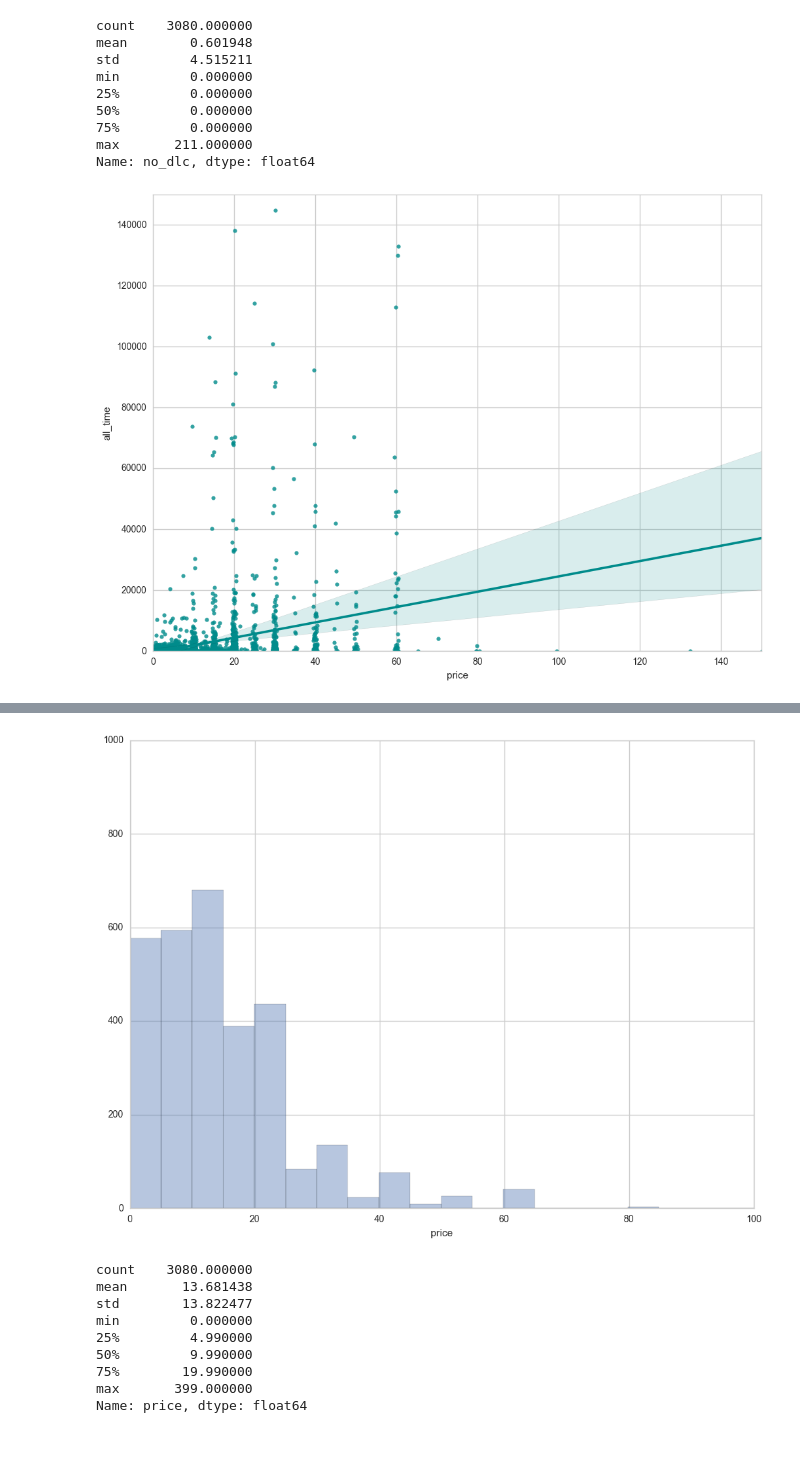
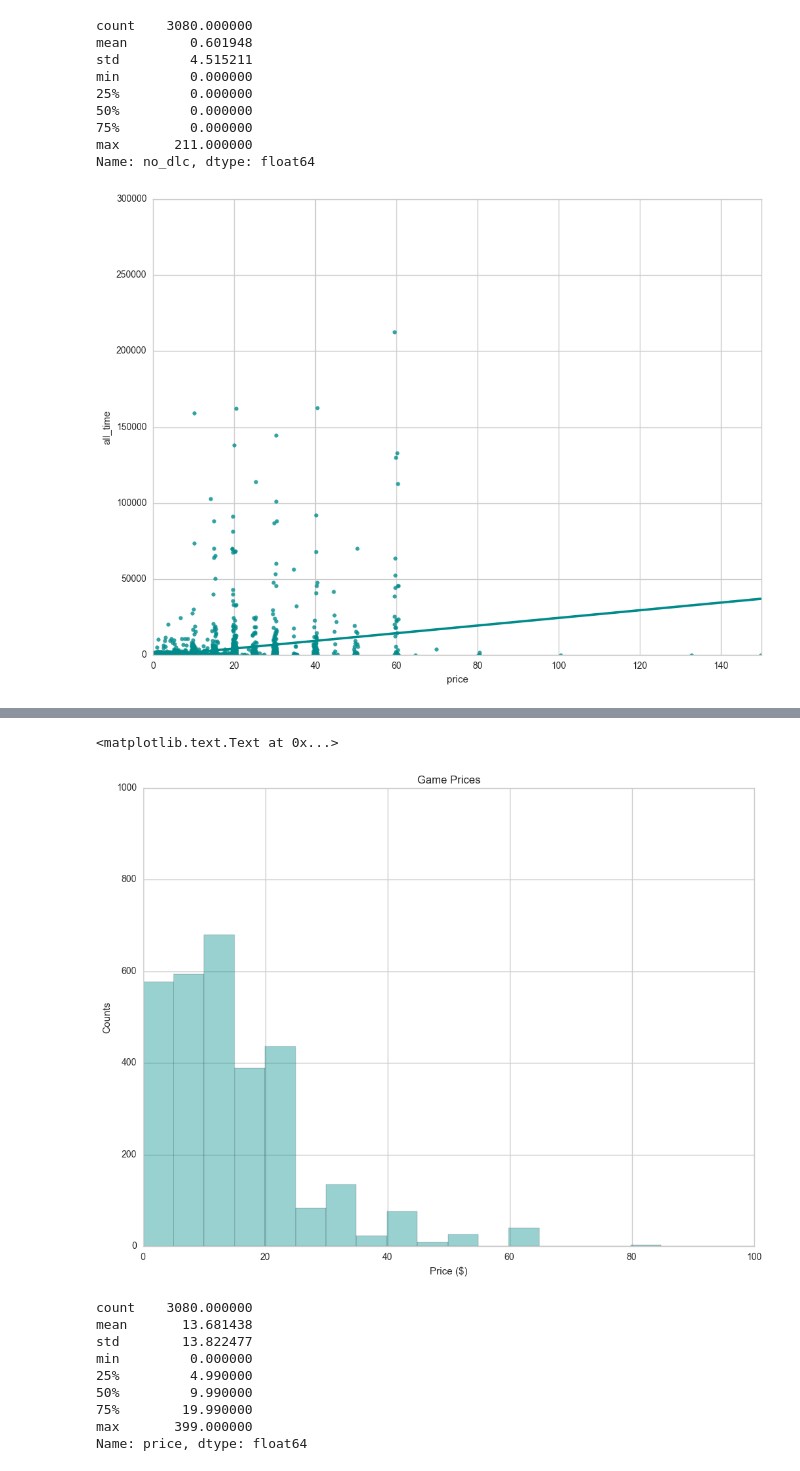
Before and after one commit to nycdatasci/bootcamp009_project, a Jupyter notebook: Project2-WebScraping/Jason_Chiu/Steam_data_exploration.ipynb, the cells around one changed output, grey strips where cells are left out. Cells and saved outputs as stored; diff of their text form; code cells hidden in the pictures; blank space fills up the shorter version.

```diff
--- a/Project2-WebScraping/Jason_Chiu/Steam_data_exploration.ipynb
+++ b/Project2-WebScraping/Jason_Chiu/Steam_data_exploration.ipynb
@@ -916,7 +952,7 @@ data = c[c['count']>100].sort_values(by = "count",ascending=False)
 ax = sns.barplot(y="genre", x= "count", data=data,color="darkcyan",orient="h")
 plt.ylabel('Company-defined Genre')
 plt.xlabel('Counts')
-sns.set_style("dark")
+sns.set_style("whitegrid")
 # %% [output]
 [figure]
 # %%
@@ -1466,3 +1530,11 @@ final_file[["all_time",'dlc_av']].groupby("dlc_av").agg("mean")
 | dlc_av |  |
 | 0.0 | 1370.574314 |
 | 1.0 | 11380.919956 |
+# %%
+#with zeros
+sns.distplot(final_file['no_dlc'], bins=200, kde=False, rug=False,color = "darkcyan");
+sns.set_style("whitegrid")
+plt.ylabel('Count')
+plt.xlim(0, 10)
+plt.xlabel('No. of DLCs')
+plt.rcParams['figure.figsize']=(6,6)
@@ -1486,24 +1595,28 @@ min         0.000000
 max       211.000000
 Name: no_dlc, dtype: float64
 # %%
-ax = sns.regplot(x="price", y="all_time", data=final_file,x_jitter=.5, color = "darkcyan")
-plt.ylim(0, 150000)
+# visualization for price
+ax = sns.regplot(x="price", y="all_time", data=final_file,x_jitter=.5, color = "darkcyan", ci = 0)
+plt.ylim(0, 300000)
 plt.xlim(0, 150)
 sns.set_style("whitegrid")
 # %% [output]
-[figure, old version]
+[figure, new version]
 # %%
 final_file[final_file["price"]>150]
 # %% [output]
 |  | mother_node | title_steam | app_id | user_rating | game_spcs | percent | reivew_users | keywords_list | ... |
 | 2854 | VEGAS Pro 14 Edit Steam Edition | VEGAS Pro 14 Edit Steam Edition | 528200 | Very Positive | NaN | 95.0 | 122.0 | Video Production | ... |
 # %%
-sns.distplot(final_file['price'], bins=80, kde=False, rug=False);
+sns.set_style("whitegrid")
+ax = sns.distplot(final_file['price'], bins=80, kde=False, rug=False, color = "darkcyan");
 plt.ylim(0, 1000)
 plt.xlim(0, 100)
-sns.set_style("whitegrid")
+ax.set(xlabel='Price ($)', ylabel='Counts')
+ax.set_title('Game Prices')
 # %% [output]
+<matplotlib.text.Text at 0x...>
-[figure, old version]
+[figure, new version]
 # %%
 final_file["price"].describe()
 # %% [output]
```
Also changed, not shown: parts of 29 cells of this notebook, 2 other files.
